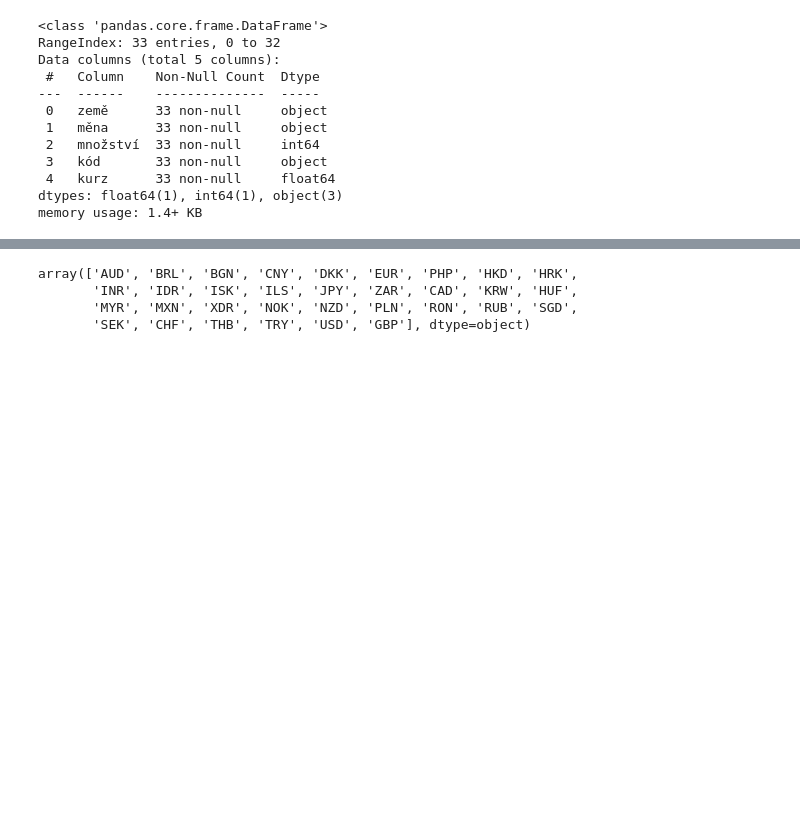
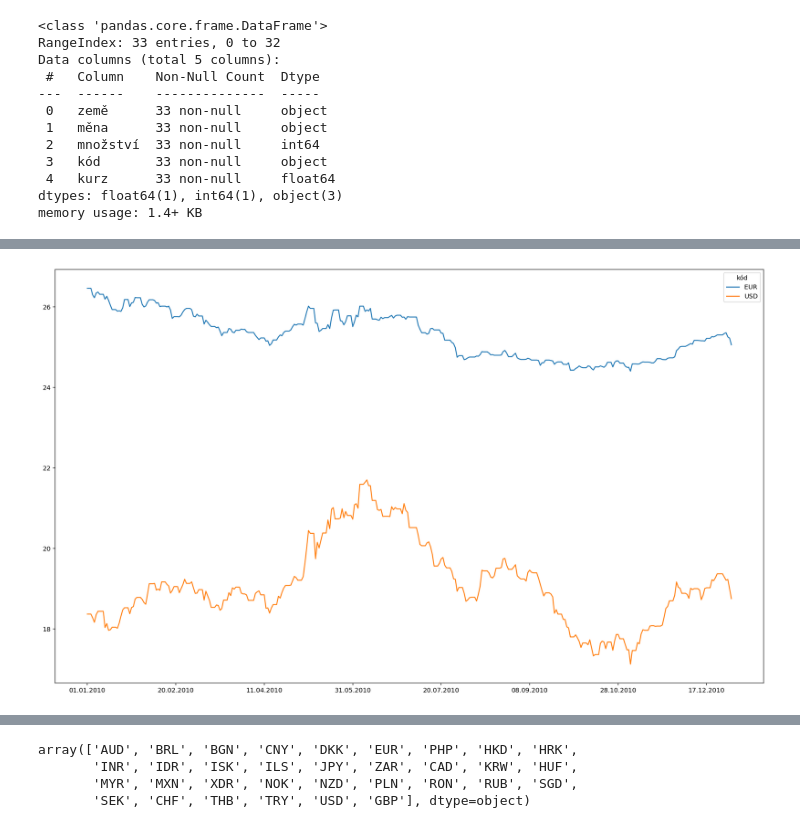
Before and after one commit to loosak/pysnippets, a Jupyter notebook: pd_snippets.ipynb, the cells around one changed output, grey strips where cells are left out. Cells and saved outputs as stored; diff of their text form; code cells hidden in the pictures; blank space fills up the shorter version.

```diff
--- a/pd_snippets.ipynb
+++ b/pd_snippets.ipynb
@@ -206,0 +764,11 @@ memory usage: 1.4+ KB
+# %%
+date = pd.date_range('2006-01-01','2020-09-01',freq='1d').strftime('%d.%m.%Y')[0]
+cnb2006 = pd.read_csv(f'https://www.cnb.cz/cs/financni-trhy/devizovy-trh/kurzy-devizoveho-trhu/kurzy-devizoveho-trhu/denni_kurz.txt?date={date}', delimiter='|', skiprows=1)
+cnb2006.set_index('kód', inplace=True)
+cnb2006 = cnb2006[['země','měna','množství']]
+
+for date in pd.date_range('2006-01-01','2006-12-31',freq='1d').strftime('%d.%m.%Y'):
+    day =  pd.read_csv(f'https://www.cnb.cz/cs/financni-trhy/devizovy-trh/kurzy-devizoveho-trhu/kurzy-devizoveho-trhu/denni_kurz.txt?date={date}', delimiter='|', skiprows=1)
+    day['kurz'] = day.kurz.apply(lambda x: x.replace(',','.')).astype(np.float64)
+    for kod in day.kód:
+        cnb2006.loc[kod, date] = day[day.kód == kod]['kurz'].values
@@ -206,0 +780,4 @@ memory usage: 1.4+ KB
+# %%
+cnb2006 = pd.read_csv('cnb2006.csv.zip')
+cnb2006.set_index('kód', inplace=True)
+cnb2006
@@ -206,0 +804,8 @@ memory usage: 1.4+ KB
+# %%
+cnb2010 = cnb2006[['země','měna','množství']]
+
+for date in pd.date_range('2010-01-01','2010-12-31',freq='1d').strftime('%d.%m.%Y'):
+    day =  pd.read_csv(f'https://www.cnb.cz/cs/financni-trhy/devizovy-trh/kurzy-devizoveho-trhu/kurzy-devizoveho-trhu/denni_kurz.txt?date={date}', delimiter='|', skiprows=1)
+    day['kurz'] = day.kurz.apply(lambda x: x.replace(',','.')).astype(np.float64)
+    for kod in day.kód:
+        cnb2010.loc[kod, date] = day[day.kód == kod]['kurz'].values
@@ -206,0 +831,6 @@ memory usage: 1.4+ KB
+# %%
+kl = cnb2010.drop(columns=['země', 'měna', 'množství']).T
+# %%
+kl[['EUR','USD']].plot();
+# %% [output]
+[figure, added]
```
Also changed, not shown: parts of 151 cells of this notebook, 17 other files.
